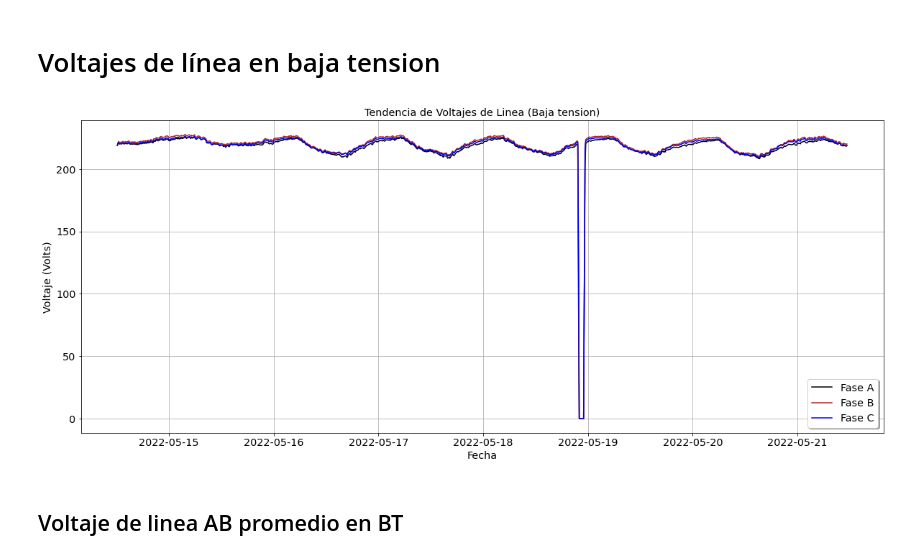
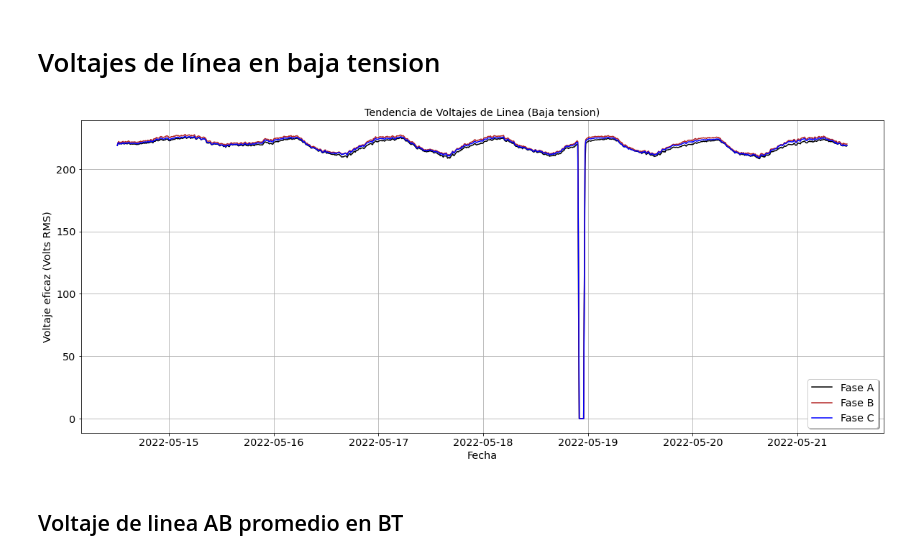
Before and after one commit to anghelcast/pqdata_samples, a Jupyter notebook: PQDATA_500KVA_FIME/PQDATA_500KVA.ipynb, the cells around one changed output. Drawn from its saved outputs; the diff is of its cells as text; code cells hidden in the pictures.

```diff
--- a/PQDATA_500KVA_FIME/PQDATA_500KVA.ipynb
+++ b/PQDATA_500KVA_FIME/PQDATA_500KVA.ipynb
@@ -253,22 +253,22 @@ cch.mean(axis= 'index')
 # %%
 plt.figure(figsize=(20,8))
 x1= df1['Fecha']
 vabx= df1['Volts-ab-x']
 vbcx= df1['Volts-bc-x']
 vcax= df1['Volts-ca-x']
 
 plt.plot(x1, vabx, color ='black', label='Fase A')
 plt.plot(x1, vbcx, color = 'firebrick', label='Fase B')
 plt.plot(x1, vcax, color = 'blue', label= 'Fase C')
 
 plt.title('Tendencia de Voltajes de Linea (Baja tension)')
 plt.xlabel('Fecha')
-plt.ylabel('Voltaje (Volts)')
+plt.ylabel('Voltaje eficaz (Volts RMS)')
 plt.grid()
 plt.legend( shadow=True, loc='lower right' )
 plt.show()
 # %% [output]
-[figure, old version]
+[figure, new version]
 # %% [markdown]
 ## Voltaje de linea AB promedio en BT
 # %%
```
Also changed, not shown: parts of 14 cells of this notebook.
